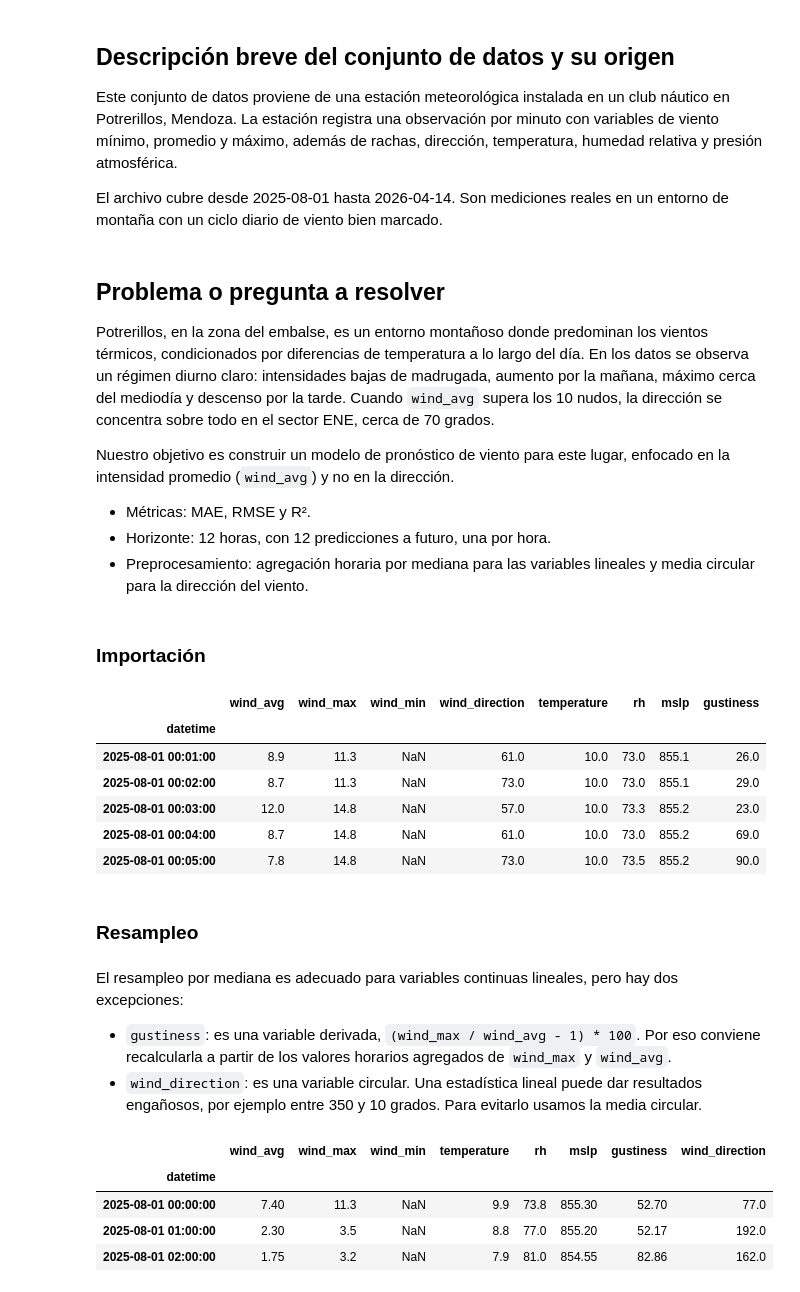
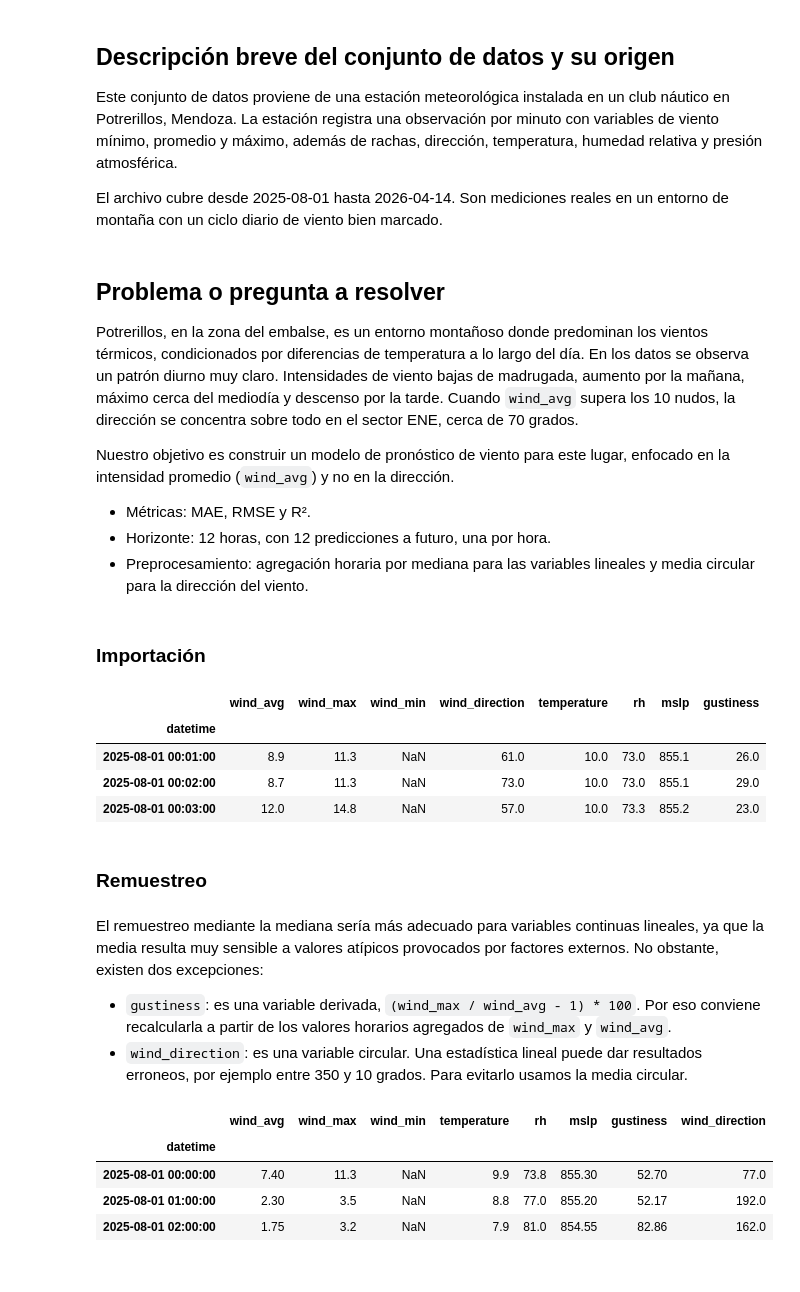
Before and after one commit to MarcosACH/potrerillos-wind-forecast, a Jupyter notebook: src/entregable_1.ipynb, the cells around one changed output. Saved outputs shown, nothing was run; the diff lists cells and outputs as text; code cells hidden in the pictures.

```diff
--- a/src/entregable_1.ipynb
+++ b/src/entregable_1.ipynb
@@ -21,7 +21,7 @@ El archivo cubre desde 2025-08-01 hasta 2026-04-14. Son mediciones reales en un
 # %% [markdown]
 ## Problema o pregunta a resolver
 
-Potrerillos, en la zona del embalse, es un entorno montañoso donde predominan los vientos térmicos, condicionados por diferencias de temperatura a lo largo del día. En los datos se observa un régimen diurno claro: intensidades bajas de madrugada, aumento por la mañana, máximo cerca del mediodía y descenso por la tarde. Cuando `wind_avg` supera los 10 nudos, la dirección se concentra sobre todo en el sector ENE, cerca de 70 grados.
+Potrerillos, en la zona del embalse, es un entorno montañoso donde predominan los vientos térmicos, condicionados por diferencias de temperatura a lo largo del día. En los datos se observa un patrón diurno muy claro. Intensidades de viento bajas de madrugada, aumento por la mañana, máximo cerca del mediodía y descenso por la tarde. Cuando `wind_avg` supera los 10 nudos, la dirección se concentra sobre todo en el sector ENE, cerca de 70 grados.
 
 Nuestro objetivo es construir un modelo de pronóstico de viento para este lugar, enfocado en la intensidad promedio (`wind_avg`) y no en la dirección.
 
@@ -33,25 +33,23 @@ Nuestro objetivo es construir un modelo de pronóstico de viento para este lugar
 # %%
 import pandas as pd
 
 df = pd.read_csv("../data/station_15338.csv")
 df.set_index(pd.to_datetime(df["datetime"]), inplace=True)
 df.drop(columns=["datetime", "unixtime"], inplace=True)
-df.head(5)
+df.head(3)
 # %% [output]
 |  | wind_avg | wind_max | wind_min | wind_direction | temperature | rh | mslp | gustiness |
 | datetime |  |  |  |  |  |  |  |  |
 | 2025-08-01 00:01:00 | 8.9 | 11.3 | NaN | 61.0 | 10.0 | 73.0 | 855.1 | 26.0 |
 | 2025-08-01 00:02:00 | 8.7 | 11.3 | NaN | 73.0 | 10.0 | 73.0 | 855.1 | 29.0 |
 | 2025-08-01 00:03:00 | 12.0 | 14.8 | NaN | 57.0 | 10.0 | 73.3 | 855.2 | 23.0 |
-| 2025-08-01 00:04:00 | 8.7 | 14.8 | NaN | 61.0 | 10.0 | 73.0 | 855.2 | 69.0 |
-| 2025-08-01 00:05:00 | 7.8 | 14.8 | NaN | 73.0 | 10.0 | 73.5 | 855.2 | 90.0 |
 # %% [markdown]
-### Resampleo
+### Remuestreo
 # %% [markdown]
-El resampleo por mediana es adecuado para variables continuas lineales, pero hay dos excepciones:
+El remuestreo mediante la mediana sería más adecuado para variables continuas lineales, ya que la media resulta muy sensible a valores atípicos provocados por factores externos. No obstante, existen dos excepciones:
 
 - `gustiness`: es una variable derivada, `(wind_max / wind_avg - 1) * 100`. Por eso conviene recalcularla a partir de los valores horarios agregados de `wind_max` y `wind_avg`.
-- `wind_direction`: es una variable circular. Una estadística lineal puede dar resultados engañosos, por ejemplo entre 350 y 10 grados. Para evitarlo usamos la media circular.
+- `wind_direction`: es una variable circular. Una estadística lineal puede dar resultados erroneos, por ejemplo entre 350 y 10 grados. Para evitarlo usamos la media circular.
 # %%
 import numpy as np
 from scipy import stats
```
Also changed, not shown: parts of 4 cells of this notebook.
